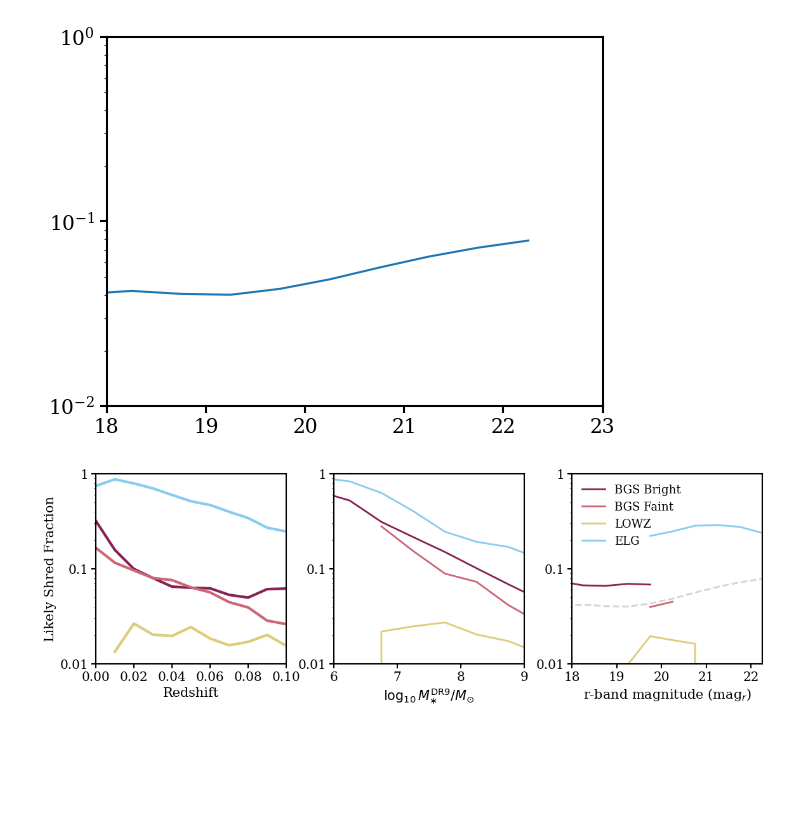
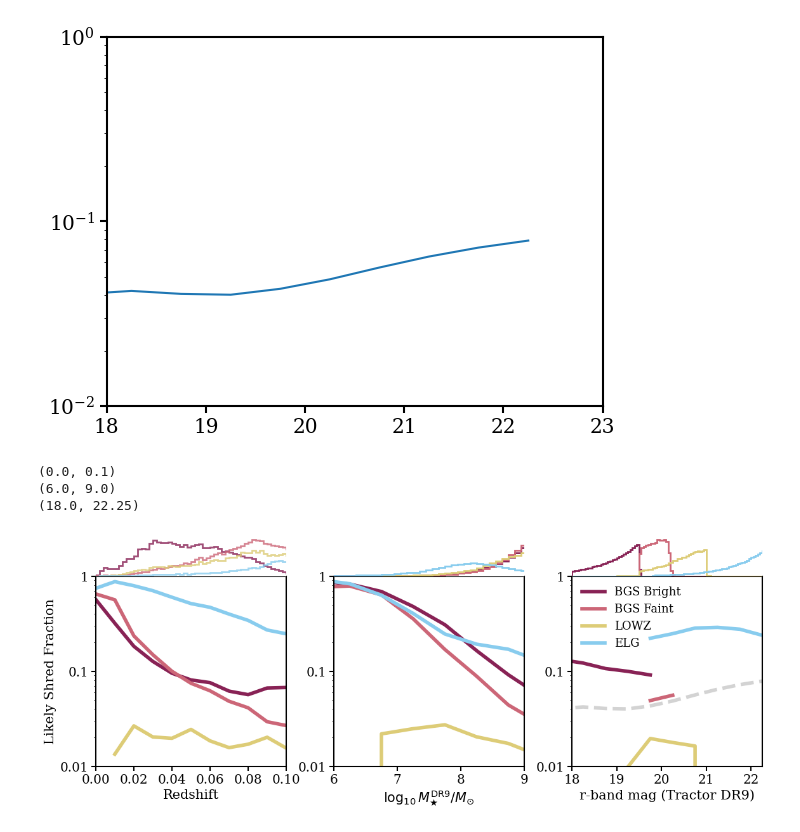
Before and after one commit to virajvman/desi_dwarfs, a Jupyter notebook: notebooks/shredding_paper/shredding_prevalence.ipynb, the cells around one changed output. Drawn from its saved outputs; the diff is of its cells as text; code cells hidden in the pictures; blank space fills up the shorter version.

```diff
--- a/notebooks/shredding_paper/shredding_prevalence.ipynb
+++ b/notebooks/shredding_paper/shredding_prevalence.ipynb
@@ -87,8 +85,16 @@ SyntaxError: invalid syntax (construct_dwarf_galaxy_catalogs.py, line 1128)
     # print( len(elg_dwarfs[shred_elg_mask]), len(elg_dwarfs[shred_elg_mask&(elg_dwarfs_pcnn >= PCNN_CUT)]   ) )
     # print( len(lowz_dwarfs[shred_lowz_mask]), len(lowz_dwarfs[shred_lowz_mask&(lowz_dwarfs_pcnn >= PCNN_CUT)] ) )
 # %%
+##note that these are the SGA removed sources!!
+##we need to combine with the SGA objects as well!!
 bgsb_list = Table.read("/pscratch/sd/v/virajvm/catalog_dr1_dwarfs/iron_bgs_bright_filter_zsucc_zrr02_allfracflux.fits")
-bgsf_list = Table.read("/pscratch/sd/v/virajvm/catalog_dr1_dwarfs/iron_bgs_faint_filter_zsucc_zrr03_allfracflux.fits")
+bgsb_list_w_sga = Table.read("/pscratch/sd/v/virajvm/catalog_dr1_dwarfs/iron_bgs_bright_filter_zsucc_zrr02_allfracflux_W_SGA.fits")
+bgsb_list = vstack([bgsb_list, bgsb_list_w_sga])
+
+bgsf_list_w_sga = Table.read("/pscratch/sd/v/virajvm/catalog_dr1_dwarfs/iron_bgs_faint_filter_zsucc_zrr03_allfracflux.fits")
+bgsf_list = Table.read("/pscratch/sd/v/virajvm/catalog_dr1_dwarfs/iron_bgs_faint_filter_zsucc_zrr03_allfracflux_W_SGA.fits")
+bgsf_list = vstack([bgsf_list, bgsf_list_w_sga])
+
 elg_list = Table.read("/pscratch/sd/v/virajvm/catalog_dr1_dwarfs/iron_elg_filter_zsucc_zrr05_allfracflux.fits")
 lowz_list = Table.read("/pscratch/sd/v/virajvm/catalog_dr1_dwarfs/iron_lowz_filter_zsucc_zrr03.fits")
 
@@ -306,50 +364,84 @@ from desi_lowz_funcs import make_subplots
 
 fig,ax = make_subplots(ncol = 3, nrow = 1,return_fig=True,col_spacing=0.75)
 
-ax[0].plot(zcens, shred_frac_bgsb_1,label = "BGS Bright",lw = 3,color = sample_colors["BGS_BRIGHT"],ls = "-")
-ax[0].plot(zcens, shred_frac_bgsf_1,label = "BGS Faint",lw = 3,color = sample_colors["BGS_FAINT"],ls = "-")
-ax[0].plot(zcens, shred_frac_lowz_1,label = "LOWZ",lw = 3,color = sample_colors["LOWZ"],ls = "-")
-ax[0].plot(zcens, shred_frac_elg_1,label = "ELG",lw = 3,color = sample_colors["ELG"],ls = "-")
+lw = 4
+ls = "-"
 
-ls = "-"
-lw = 2
+ax[0].plot(zcens, shred_frac_bgsb_1,label = "BGS Bright",lw = lw,color = sample_colors["BGS_BRIGHT"],ls = "-")
+ax[0].plot(zcens, shred_frac_bgsf_1,label = "BGS Faint",lw = lw,color = sample_colors["BGS_FAINT"],ls = "-")
+ax[0].plot(zcens, shred_frac_lowz_1,label = "LOWZ",lw = lw,color = sample_colors["LOWZ"],ls = "-")
+ax[0].plot(zcens, shred_frac_elg_1,label = "ELG",lw = lw,color = sample_colors["ELG"],ls = "-")
+
 
 ax[1].plot(ms_cens, shred_frac_bgsb_ms,ls= ls,lw = lw,color = sample_colors["BGS_BRIGHT"])
 ax[1].plot(ms_cens, shred_frac_bgsf_ms,ls= ls,lw = lw,color = sample_colors["BGS_FAINT"])
 ax[1].plot(ms_cens, shred_frac_lowz_ms,ls= ls,lw = lw,color = sample_colors["LOWZ"])
 ax[1].plot(ms_cens, shred_frac_elg_ms,ls= ls,lw = lw,color = sample_colors["ELG"])
 
 
 ax[2].plot(bin_centers, 1- fraction, ls = "--", lw = lw, color = "lightgrey")
 ax[2].plot(mr_cens, shred_frac_bgsb_magr,ls= ls,lw = lw,label = "BGS Bright",color = sample_colors["BGS_BRIGHT"])
 ax[2].plot(mr_cens, shred_frac_bgsf_magr,ls= ls,lw = lw,label = "BGS Faint",color = sample_colors["BGS_FAINT"])
 ax[2].plot(mr_cens, shred_frac_lowz_magr,ls= ls,lw = lw,label = "LOWZ",color = sample_colors["LOWZ"])
 ax[2].plot(mr_cens, shred_frac_elg_magr,ls= ls,lw = lw,label = "ELG",color = sample_colors["ELG"])
 
+ax[2].legend(fontsize = 13,ncol = 1)
 
-
-ax[2].legend(fontsize = 13,ncol = 1)
 
 ax[0].set_xlim([0,0.1])
 ax[1].set_xlim([6,9])
 ax[2].set_xlim([18,22.25])
-ax[0].set_xticks([])
+# ax[0].set_xticks([0,0.025,0.05,0.075,0.1])
 
 import matplotlib.ticker as mticker
 
 for axi in ax:
     ax[0].set_ylabel(r"Likely Shred Fraction",fontsize = 15)
     axi.set_ylim([1e-2,1])
     # axi.set_title(r"DESI DR1, $M^{\rm DR9}_{\ast} < 10^{9.25} M_{\odot}$",fontsize = 15)
     axi.set_yscale("log")
     axi.set_yticks([0.01, 0.1, 1])
     axi.yaxis.set_major_formatter(mticker.FormatStrFormatter('%.3g'))
 
 ax[0].set_xlabel(r"Redshift",fontsize = 15)
-ax[1].set_xlabel(r"$\log_{10} M^{\rm DR9}_{\ast} / M_{\odot}$",fontsize = 15)
-ax[2].set_xlabel(r"r-band magnitude (mag$_r$)",fontsize = 15)
+ax[1].set_xlabel(r"$\log_{10} M^{\rm DR9}_{\bigstar} / M_{\odot}$",fontsize = 15)
+ax[2].set_xlabel(r"r-band mag (Tractor DR9)",fontsize = 15)
 
-# plt.savefig("plots/frac_shreds.pdf", bbox_inches="tight")
+
+fig.canvas.draw()   # important so axis positions are known
+
+lw = 2
+alpha=0.8
+hist_ax_0 = prep_hist_ax(fig,ax[0])
+zbins=np.arange(0,0.5,0.002)
+hist_ax_0.hist(bgsb_dwarfs["Z"], bins=zbins, histtype='step', color=sample_colors["BGS_BRIGHT"],lw=lw,density=True,alpha=alpha)
+hist_ax_0.hist(bgsf_dwarfs["Z"], bins=zbins, histtype='step', color=sample_colors["BGS_FAINT"],lw=lw,density=True,alpha=alpha)
+hist_ax_0.hist(lowz_dwarfs["Z"], bins=zbins, histtype='step', color=sample_colors["LOWZ"],lw=lw,density=True,alpha=alpha)
+hist_ax_0.hist(elg_dwarfs["Z"], bins=zbins, histtype='step', color=sample_colors["ELG"],lw=lw,density=True,alpha=alpha)
+
+###
+
+hist_ax_1 = prep_hist_ax(fig,ax[1])
+mbins=np.arange(5.75,9.25,0.1)
+hist_ax_1.hist(bgsb_dwarfs["LOGM_SAGA_FIDU"], bins=mbins , histtype='step', color=sample_colors["BGS_BRIGHT"],lw=lw,density=True)
+hist_ax_1.hist(bgsf_dwarfs["LOGM_SAGA_FIDU"], bins=mbins, histtype='step', color=sample_colors["BGS_FAINT"],lw=lw,density=True)
+hist_ax_1.hist(lowz_dwarfs["LOGM_SAGA_FIDU"], bins=mbins, histtype='step', color=sample_colors["LOWZ"],lw=lw,density=True)
+hist_ax_1.hist(elg_dwarfs["LOGM_SAGA_FIDU"], bins=mbins, histtype='step', color=sample_colors["ELG"],lw=lw,density=True)
+
+
+
+hist_ax_2 = prep_hist_ax(fig,ax[2])
+rmag_bins=np.arange(18,22.5,0.05)
+hist_ax_2.hist(bgsb_dwarfs["MAG_R"], bins=rmag_bins, histtype='step', color=sample_colors["BGS_BRIGHT"],lw=lw,density=True)
+hist_ax_2.hist(bgsf_dwarfs["MAG_R"], bins=rmag_bins, histtype='step', color=sample_colors["BGS_FAINT"],lw=lw,density=True)
+hist_ax_2.hist(lowz_dwarfs["MAG_R"], bins=rmag_bins, histtype='step', color=sample_colors["LOWZ"],lw=lw,density=True)
+hist_ax_2.hist(elg_dwarfs["MAG_R"], bins=rmag_bins, histtype='step', color=sample_colors["ELG"],lw=lw,density=True)
+
+
+plt.savefig(f"/global/homes/v/virajvm/galaxy_image_prior/paper_1/plots/frac_shreds.pdf", bbox_inches="tight")
 plt.show()
 # %% [output]
+(0.0, 0.1)
+(6.0, 9.0)
+(18.0, 22.25)
-[figure, old version]
+[figure, new version]
```
Also changed, not shown: parts of 4 cells of this notebook, 12 other files.
